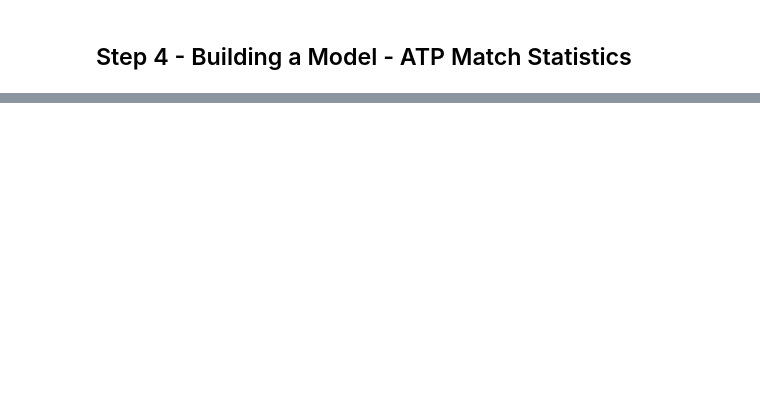
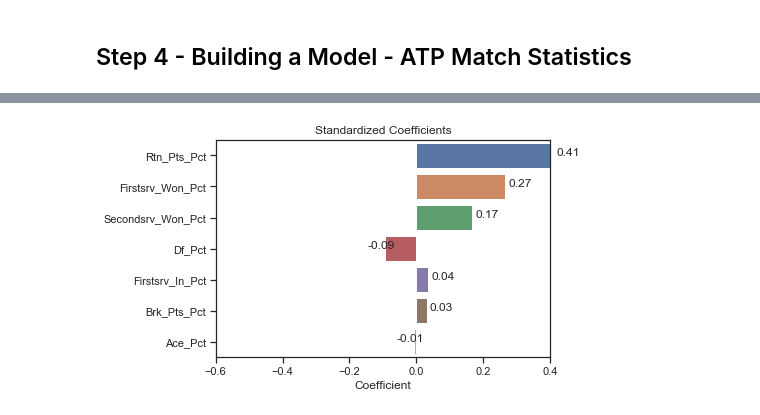
Before and after one commit to datascitriguy/springboard, a Jupyter notebook: Step 4 - Building a Model.ipynb, the cells around one changed output, grey strips where cells are left out. Cells and saved outputs as stored; diff of their text form; code cells hidden in the pictures; blank space fills up the shorter version.

```diff
--- a/Step 4 - Building a Model.ipynb
+++ b/Step 4 - Building a Model.ipynb
@@ -415,0 +126,28 @@ plt.show()
+# %%
+def plot_coef(X,y,features):
+    """
+    Plot the Beta values of a Logistic Regression based on the Features and Target Variable provided.
+    """
+    lr = LogisticRegression(solver='lbfgs')
+    std_scaler = StandardScaler()
+    X_train_std = std_scaler.fit_transform(X_train)
+    lr.fit(X_train,y_train)
+    std_coef = lr.coef_.reshape(-1,1).tolist()
+    feature_names = [feature.title() for feature in features]
+    coef_df = pd.DataFrame(std_coef,index=feature_names,columns=['coef'])
+    coef_df['abs'] = coef_df['coef'].abs()
+    coef_df = coef_df.sort_values(by='abs',ascending=False).drop('abs',axis=1)
+    ax = sns.barplot(coef_df['coef'],coef_df.index)
+    for i, row in enumerate(coef_df.iterrows()):
+        row_values = row[1]
+        if row_values.coef < 0:
+            ax.text(row_values.coef - 0.05,i,round(row_values.coef,2))
+        else:
+            ax.text(row_values.coef + 0.01,i,round(row_values.coef,2))
+    _ = plt.xlabel('Coefficient')
+    _ = plt.title('Standardized Coefficients')
+    _ = plt.xlim(-0.6,0.4)
+
+plot_coef(tr_features,tr_labels,features)
+# %% [output]
+[figure, added]
```
Also changed, not shown: parts of 66 cells of this notebook.
